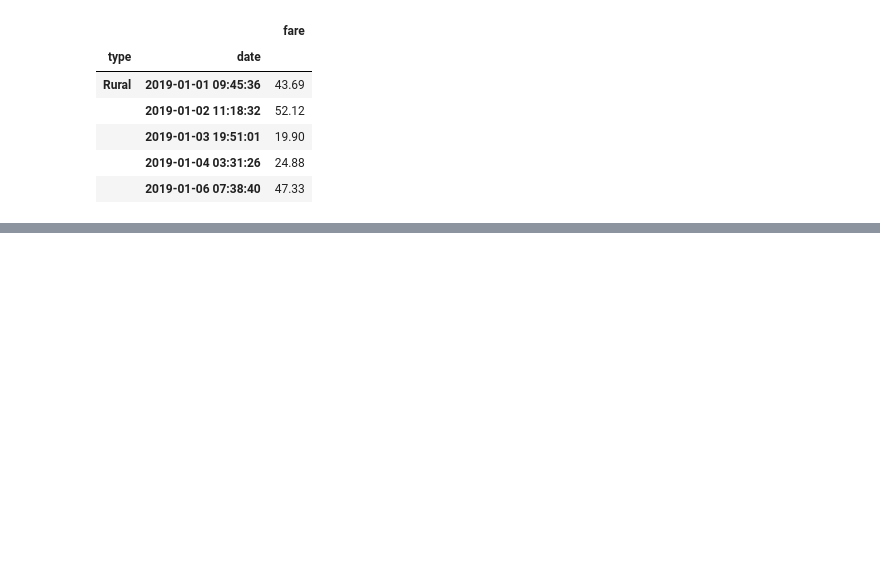
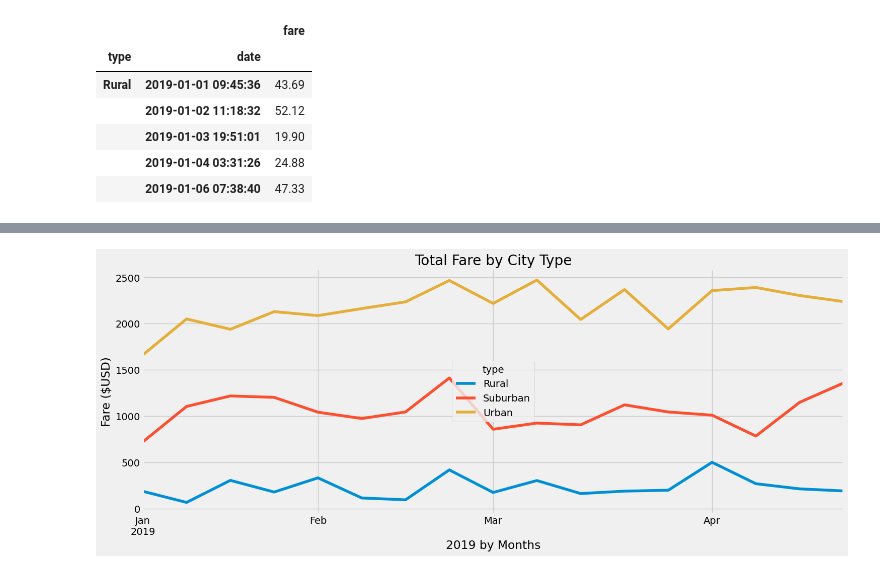
Before and after one commit to macstreet/PyBer_Analysis, a Jupyter notebook: PyBer_Challenge.ipynb, the cells around one changed output, grey strips where cells are left out. Cells and saved outputs as stored; diff of their text form; code cells hidden in the pictures; blank space fills up the shorter version.

```diff
--- a/PyBer_Challenge.ipynb
+++ b/PyBer_Challenge.ipynb
@@ -154,3 +164,5 @@ total_fare_per_date_df.head()
 # %%
 # 4. Create a pivot table with the 'date' as the index, the columns ='type', and values='fare'
 # to get the total fares for each type of city by the date.
+total_fare_per_date_pivot = total_fare_per_date_df.pivot(index="date", columns="type", values="fare")
+total_fare_per_date_pivot.head(10)
@@ -157,2 +182,4 @@ total_fare_per_date_df.head()
 # %%
 # 5. Create a new DataFrame from the pivot table DataFrame using loc on the given dates, '2019-01-01':'2019-04-29'.
+spec_fare_date_df = total_fare_per_date_pivot.loc['2019-01-01':'2019-04-29']
+spec_fare_date_df.head(10)
@@ -159,3 +199,4 @@ total_fare_per_date_df.head()
 # %%
 # 6. Set the "date" index to datetime datatype. This is necessary to use the resample() method in Step 8.
-# df.index = pd.to_datetime(df.index)
+spec_fare_date_df.index = pd.to_datetime(spec_fare_date_df.index)
+spec_fare_date_df.head(10)
@@ -164,2 +230,4 @@ total_fare_per_date_df.head()
 # %%
 # 8. Create a new DataFrame using the "resample()" function by week 'W' and get the sum of the fares for each week.
+sum_fares_per_wk_df = spec_fare_date_df.resample("W").sum()
+sum_fares_per_wk_df.head(10)
@@ -166,7 +247,20 @@ total_fare_per_date_df.head()
 # %%
 # 8. Using the object-oriented interface method, plot the resample DataFrame using the df.plot() function.
 
 # Import the style from Matplotlib.
 from matplotlib import style
+
 # Use the graph style fivethirtyeight.
 style.use('fivethirtyeight')
+
+ax = sum_fares_per_wk_df.plot(figsize=(16,6))
+ax.plot()
+ax.set_title('Total Fare by City Type')
+ax.set_ylabel('Fare ($USD)')
+ax.set_xlabel('2019 by Months')
+
+
+plt.savefig("analysis/PyBer_fare_summary.png")
+plt.show()
+# %% [output]
+[figure, added]
```
Also changed, not shown: parts of 7 cells of this notebook, 2 other files.
